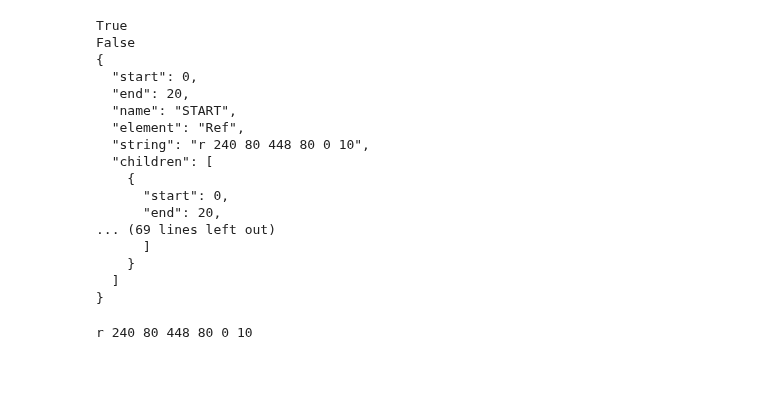
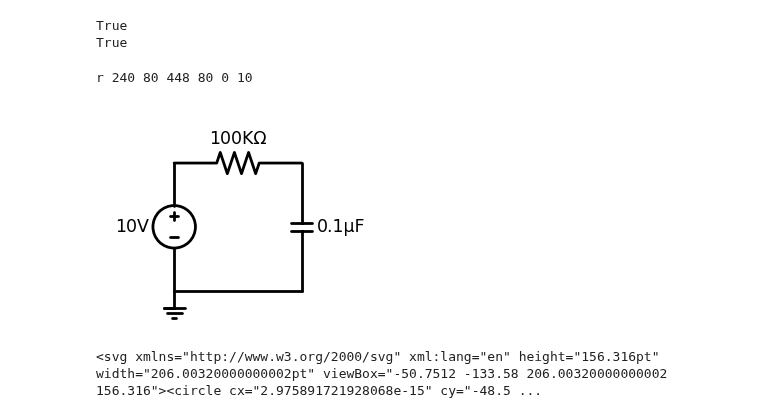
Before and after one commit to raspberrypisig/circuitjs2schemdraw, a Jupyter notebook: main.ipynb, the cells around one changed output. Drawn from its saved outputs; the diff is of its cells as text; code cells hidden in the pictures; blank space fills up the shorter version.

Commit message:
add voltage to parser

```diff
--- a/main.ipynb
+++ b/main.ipynb
@@ -16,11 +16,14 @@ import json
 class CircuitJSGrammar(Grammar):
     START = Ref()
 
-    number_literal = Regex('[0-9]+')
-    coordinates = Repeat(number_literal, mi=4, ma=4)
+    integer_literal = Regex('[0-9]+')
+    decimal_or_integer_literal = Regex('^(\d*\.\d+|\d+)$')
+    coordinates = Repeat(integer_literal, mi=4, ma=4)
 
-    resistor = Sequence(Keyword('r'), coordinates, number_literal, number_literal)
-    START = Choice(resistor)
+    resistor = Sequence(Keyword('r'), coordinates, integer_literal, integer_literal)
+    voltage = Sequence(Keyword('v'), coordinates, Repeat(integer_literal, mi=3, ma=3), integer_literal, Repeat(integer_literal, mi=2, ma=2), decimal_or_integer_literal)
+
+    START = Choice(resistor, voltage)
 
 def node_props(node, children):
     return {
@@ -46,27 +49,12 @@ def view_parse_tree(res):
 
 grammar = CircuitJSGrammar()
 print(grammar.parse('r 240 80 448 80 0 10').is_valid)
-print(grammar.parse('r 240').is_valid)
-res = grammar.parse('r 240 80 448 80 0 10')
-print(json.dumps(view_parse_tree(res), indent=2))
+#res = grammar.parse('r 240 80 448 80 0 10')
+#print(json.dumps(view_parse_tree(res), indent=2))
+print(grammar.parse('v 32 288 32 224 0 0 40 12 0 0 0.5').is_valid)
 # %% [output]
 True
-False
-{
-  "start": 0,
-  "end": 20,
-  "name": "START",
-  "element": "Ref",
-  "string": "r 240 80 448 80 0 10",
-  "children": [
-    {
-      "start": 0,
-      "end": 20,
-... (69 lines left out)
-      ]
-    }
-  ]
-}
+True
 # %%
 with open('tests/simplest.txt') as f:
     f.readline()
@@ -76,0 +69,24 @@ r 240 80 448 80 0 10
+# %%
+import schemdraw
+import schemdraw.elements as elm
+
+with schemdraw.Drawing() as d:
+    d += elm.SourceV().label('10V')
+    d += elm.Resistor().right().label('100KΩ')
+    d += elm.Capacitor().down().label('0.1μF', loc='bottom')
+    d += elm.Line().left()
+    d += elm.Ground()
+# %% [output]
+[figure, added]
+# %%
+import schemdraw
+import schemdraw.elements as elm
+
+with schemdraw.Drawing(show=True, backend='svg') as d:
+    d += elm.SourceV().label('10V')
+    d += elm.Resistor().right().label('100KΩ')
+    d += elm.Capacitor().down().label('0.1μF', loc='bottom')
+    d += elm.Line().left()
+    d += elm.Ground()
+# %% [output]
+<svg xmlns="http://www.w3.org/2000/svg" xml:lang="en" height="156.316pt" width="206.00320000000002pt" viewBox="-50.7512 -133.58 206.00320000000002 156.316"><circle cx="2.975891721928068e-15" cy="-48.5 ...
```
Also changed, not shown: parts of 3 cells of this notebook, 3 other files.
